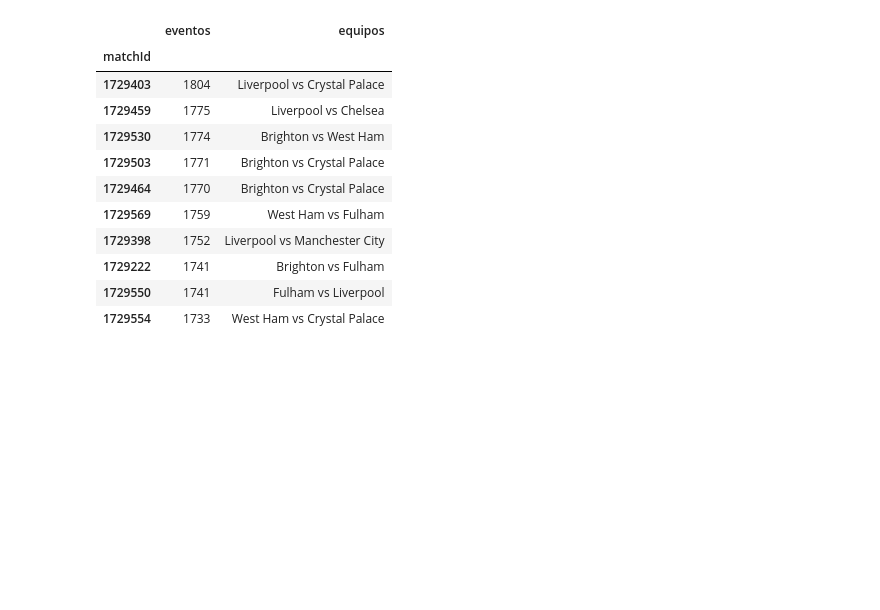
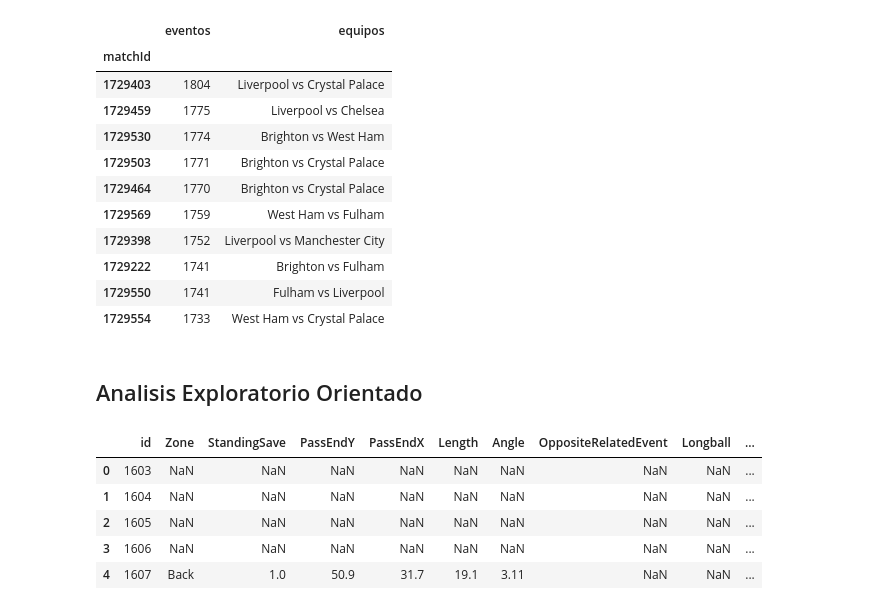
Before and after one commit to BGilardon/Player-Chemistry---Optimizaci-n-de-Vectores-Latentes-y-M-tricas-de-Impacto-Conjunto, a Jupyter notebook: AnalisisExp.ipynb, the cells around one changed output. Saved outputs shown, nothing was run; the diff lists cells and outputs as text; code cells hidden in the pictures; blank space fills up the shorter version.

```diff
--- a/AnalisisExp.ipynb
+++ b/AnalisisExp.ipynb
@@ -1038,3 +1045,16 @@ match_info
 | 1729222 | 1741 | Brighton vs Fulham |
 | 1729550 | 1741 | Fulham vs Liverpool |
 | 1729554 | 1733 | West Ham vs Crystal Palace |
+# %% [markdown]
+## Analisis Exploratorio Orientado
+# %%
+qualifiers_PL_23_24 = pd.read_csv(r"England_PL\23-24\qualifiers_EPL_23-24.csv")
+# %%
+qualifiers_PL_23_24.head()
+# %% [output]
+|  | id | Zone | StandingSave | PassEndY | PassEndX | Length | Angle | OppositeRelatedEvent | Longball | ... |
+| 0 | 1603 | NaN | NaN | NaN | NaN | NaN | NaN | NaN | NaN | ... |
+| 1 | 1604 | NaN | NaN | NaN | NaN | NaN | NaN | NaN | NaN | ... |
+| 2 | 1605 | NaN | NaN | NaN | NaN | NaN | NaN | NaN | NaN | ... |
+| 3 | 1606 | NaN | NaN | NaN | NaN | NaN | NaN | NaN | NaN | ... |
+| 4 | 1607 | Back | 1.0 | 50.9 | 31.7 | 19.1 | 3.11 | NaN | NaN | ... |
```
Also changed, not shown: parts of 15 cells of this notebook, 3 other files.
